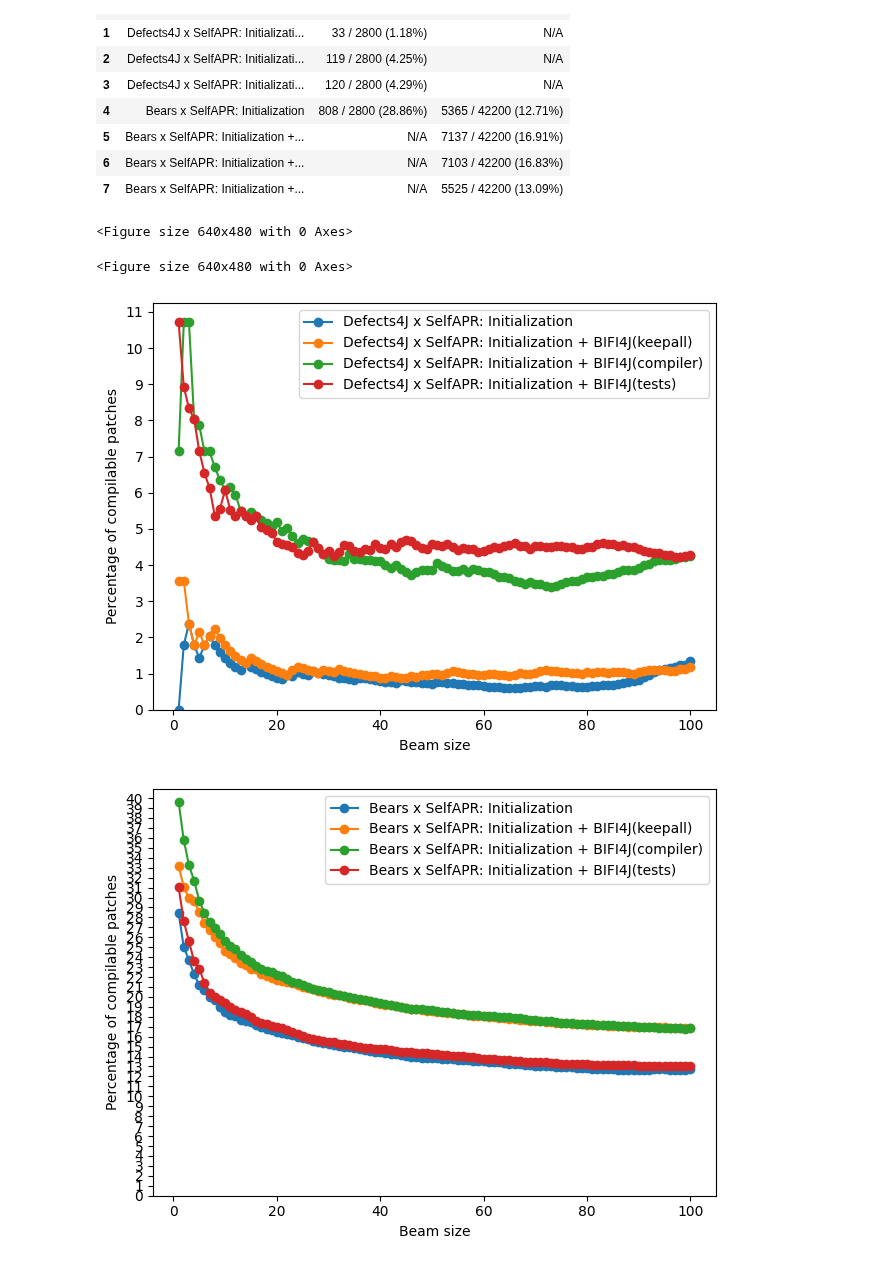
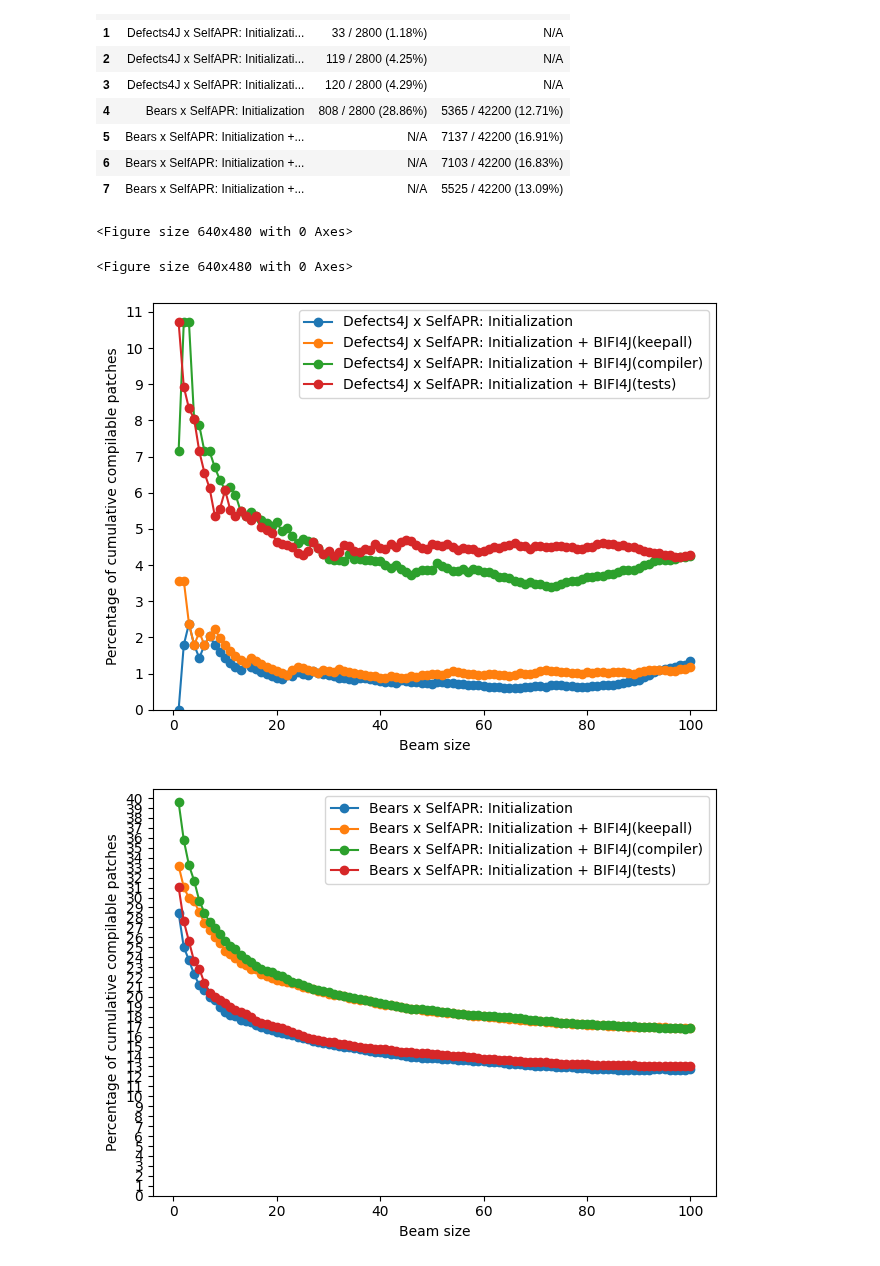
Before and after one commit to andre15silva/mufin, a Jupyter notebook: models_analysis.ipynb, the cells around one changed output. Saved outputs shown, nothing was run; the diff lists cells and outputs as text; code cells hidden in the pictures.

```diff
--- a/models_analysis.ipynb
+++ b/models_analysis.ipynb
@@ -537,7 +537,7 @@ for ex in experiments:
     plt.figure(ex)
     plt.legend(loc="upper left")
     plt.xlabel("Beam size")
-    plt.ylabel("Number of correctly repaired bugs")
+    plt.ylabel("Number of cumulative correctly repaired bugs")
     plt.ylim(bottom=0)
     plt.yticks(range(0,max_ex[ex]+1))
     plt.tight_layout()
@@ -705,33 +705,33 @@ for ex in experiments:
 
         if "defects4j" in ex:
             if exists(bears_path):
                 cb = [float(get_number_compile(read_eval_bears(bears_path), k).split("(")[1].split("%")[0]) for k in top_k]
                 plt.figure(ex)
                 plt.plot(top_k, cb, "-o", label=get_model_label(ex, ro))
                 max_ex[ex] = max(max_ex[ex], max(cb))
 
         if "bears" in ex:
             if exists(d4j_path):
                 cd = [float(get_number_compile(read_eval_d4j(d4j_path), k).split("(")[1].split("%")[0]) for k in top_k]
                 plt.figure(ex)
                 plt.plot(top_k, cd, "-o", label=get_model_label(ex, ro))
                 max_ex[ex] = max(max_ex[ex], max(cd))
 
 
 for ex in experiments:
     plt.figure(ex)
     plt.legend()
     plt.xlabel("Beam size")
-    plt.ylabel("Percentage of compilable patches")
+    plt.ylabel("Percentage of cumulative compilable patches")
     plt.legend()
     plt.ylim(bottom=0)
     plt.yticks(range(0,int(max_ex[ex])+2))
     plt.tight_layout()
     plt.savefig("results/rq3/%s_compilability_%s.svg" % (ex, "defects4j" if "bears" in ex else "bears"))
 
 plt.show()
 # %% [output]
 <Figure size 640x480 with 0 Axes>
 <Figure size 640x480 with 0 Axes>
-[figure, old version]
+[figure, new version]
-[figure, old version]
+[figure, new version]
```
Also changed, not shown: parts of 2 cells of this notebook, 6 other files.
